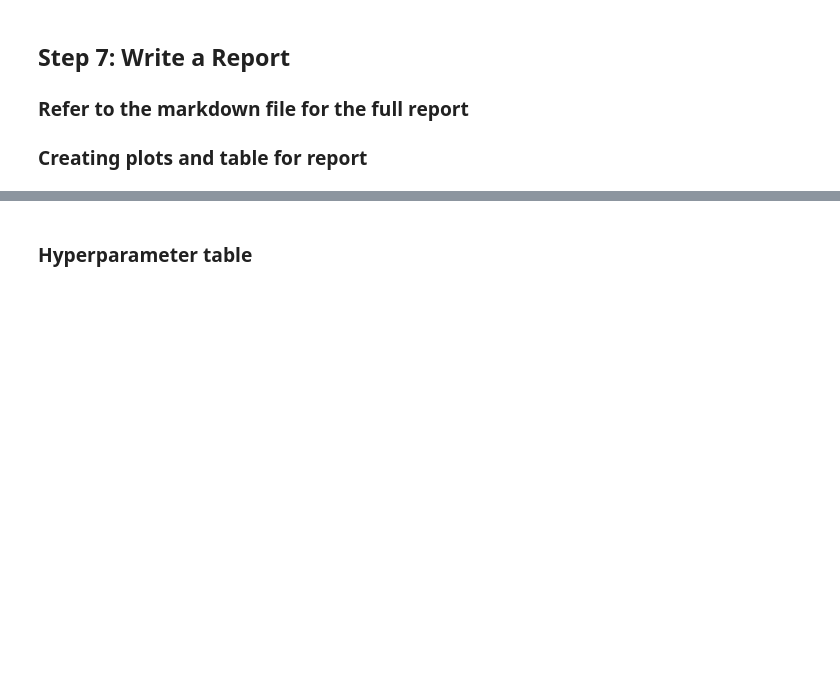
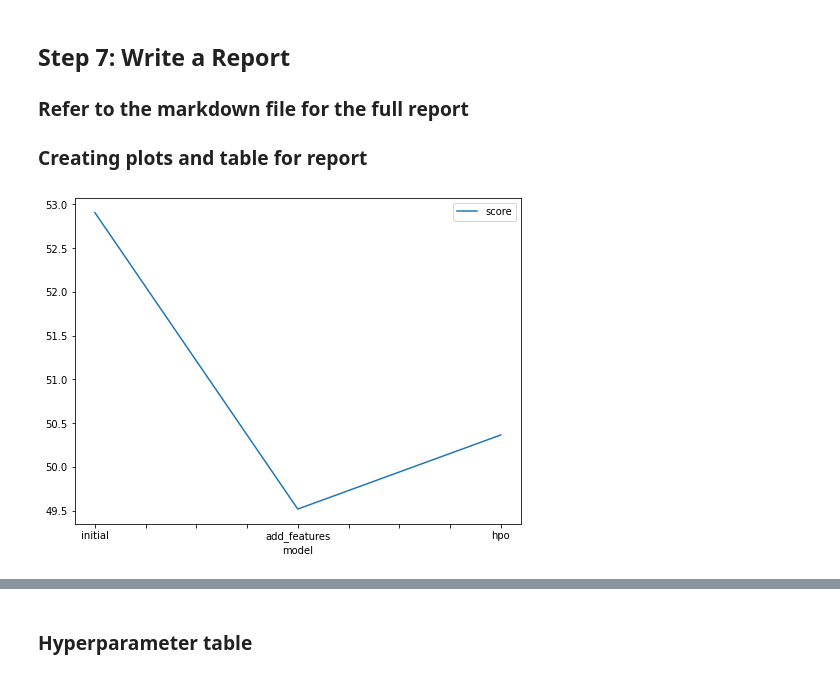
Before and after one commit to MostafaRizk/bike_share_prediction, a Jupyter notebook: project/project.ipynb, the cells around one changed output, grey strips where cells are left out. Cells and saved outputs as stored; diff of their text form; code cells hidden in the pictures; blank space fills up the shorter version.

```diff
--- a/project/project.ipynb
+++ b/project/project.ipynb
@@ -539,13 +550,15 @@ submission_new_hpo.csv       2023-01-30 00:38:47  new features with hyperparamet
 # %%
 # Taking the top model score from each training run and creating a line plot to show improvement
 # You can create these in the notebook and save them to PNG or use some other tool (e.g. google sheets, excel)
 fig = pd.DataFrame(
     {
         "model": ["initial", "add_features", "hpo"],
-        "score": [?, ?, ?]
+        "score": [52.9067, 49.5183, 50.3647]
     }
 ).plot(x="model", y="score", figsize=(8, 6)).get_figure()
 fig.savefig('img/model_train_score.png')
+# %% [output]
+[figure, added]
 # %%
 # Take the 3 kaggle scores and creating a line plot to show improvement
 fig = pd.DataFrame(
```
Also changed, not shown: parts of 27 cells of this notebook, 7 other files.
